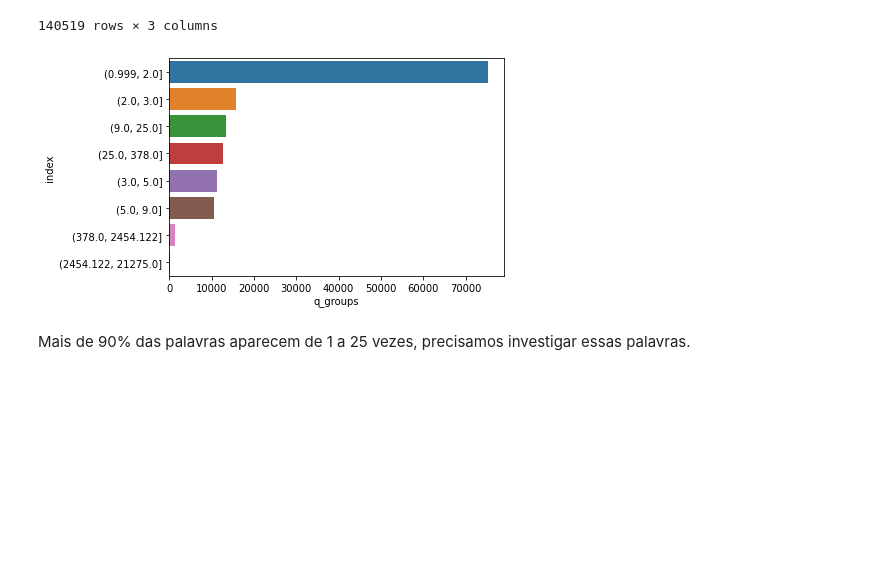
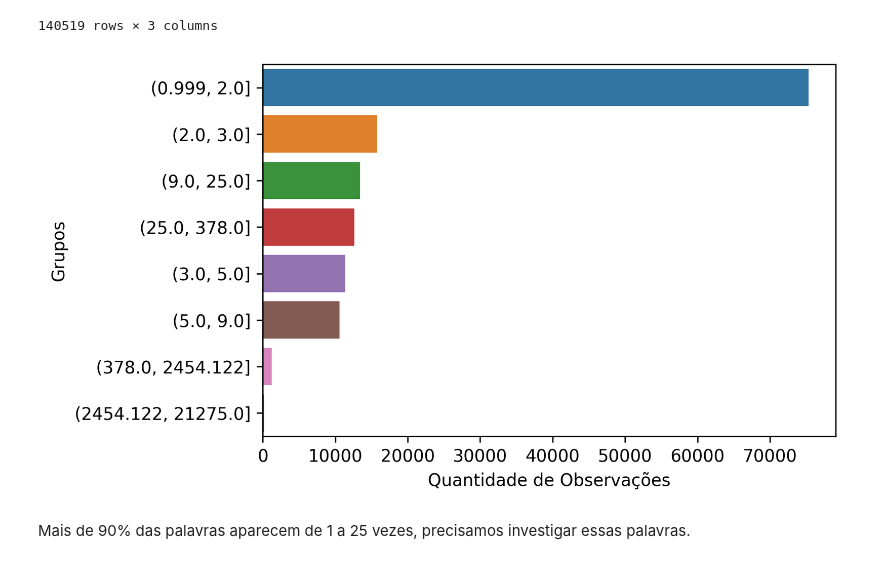
Before and after one commit to LucianoBatista/bncc-classifier, a Jupyter notebook: analysis/notebooks/luciano-01-01-eda.ipynb, the cells around one changed output. Cells and saved outputs as stored; diff of their text form; code cells hidden in the pictures; blank space fills up the shorter version.

```diff
--- a/analysis/notebooks/luciano-01-01-eda.ipynb
+++ b/analysis/notebooks/luciano-01-01-eda.ipynb
@@ -5,6 +5,9 @@ import seaborn as sns
 from nltk.tokenize import word_tokenize
 from collections import Counter
 import numpy as np
+import matplotlib as mpl
+
+mpl.rcParams['figure.dpi'] = 300
 # %%
 # data
 df_to_eda = pd.read_csv("data/curated/df_to_eda.csv")
@@ -43,2 +73,7 @@ O valor mediano e médio de caracteres por questão é de 161 e de 291, respecti
 # %% [markdown]
 Curiosamente temos muitas sentenças de tamanho 1. Provavelmente esses itens não representam nada e precisam ser excluídos.
+# %%
+df_to_eda["len_sentence"] = df_to_eda["question_c6"].str.len()
+
+# filtering values more than 50.000
+df_to_eda_less_than_50k = df_to_eda[df_to_eda["len_sentence"] < 50000]
@@ -184,9 +238,11 @@ count_tokens_df
 # %%
 bins_to_plot = count_tokens_df["q_groups"].value_counts().reset_index()
 _ = sns.barplot(x="q_groups", y="index", data=bins_to_plot)
+plt.xlabel("Quantidade de Observações")
+plt.ylabel("Grupos")
 plt.show()
 # %% [output]
-[figure, old version]
+[figure, new version]
 # %% [markdown]
 Mais de 90% das palavras aparecem de 1 a 25 vezes, precisamos investigar essas palavras.
 # %%
```
Also changed, not shown: parts of 8 cells of this notebook, 18 other files.
